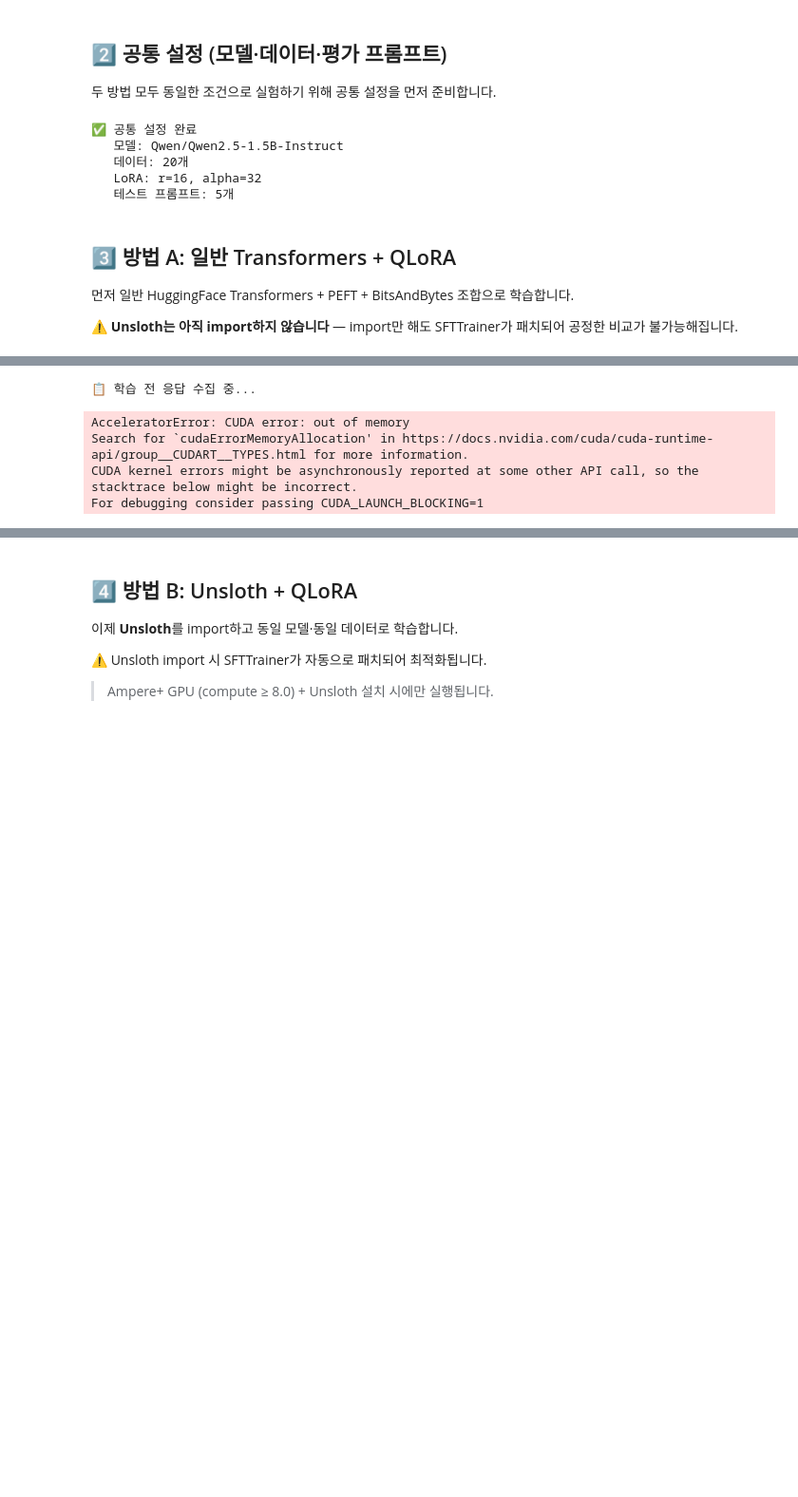
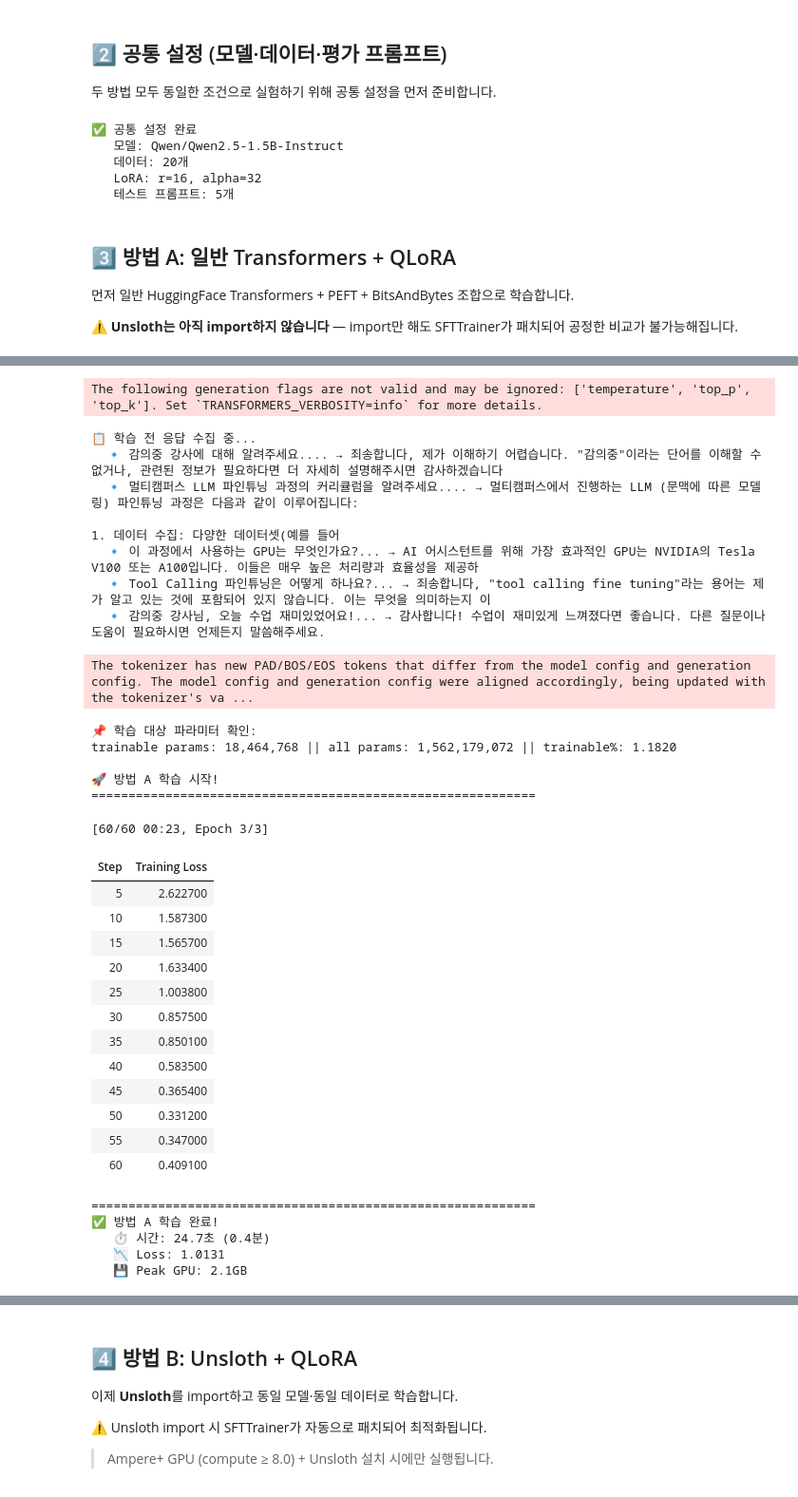
Before and after one commit to choki0715/LLM_master_5days, a Jupyter notebook: d2_09_unsloth_finetuning.ipynb, the cells around one changed output, grey strips where cells are left out. Shown at 95% size. Cells and saved outputs as stored; diff of their text form; code cells hidden in the pictures; blank space fills up the shorter version.

Commit message:
d2_09, d2_10 노트북을 part2 원본으로 대체
LLM_master_part2 저장소의 09_unsloth_finetuning.ipynb,
10_vllm_serving.ipynb 원본으로 교체.

Co-Authored-By: Claude Opus 5 (1M context) <noreply@anthropic.com>

```diff
--- a/d2_09_unsloth_finetuning.ipynb
+++ b/d2_09_unsloth_finetuning.ipynb
@@ -137,14 +144,7 @@ if tokenizer.pad_token is None:
 # 데이터 로드 + 포맷팅
 from datasets import Dataset
 
-# 📁 data/samples 자동 탐색 — 노트북을 어느 폴더에서 실행하든 저장소의 데이터를 찾는다
-from pathlib import Path
-_cwd = Path.cwd()
-_cands = [p / "data" / "samples" for p in [_cwd, *_cwd.parents]]
-_cands += [d / "data" / "samples" for d in _cwd.iterdir() if d.is_dir()]
-DATA_DIR = next((c for c in _cands if c.is_dir()), None)
-assert DATA_DIR, f"data/samples 를 찾지 못했습니다. 저장소 최상위(LLM_master_5days)에서 git pull 후 실행하세요. (현재 위치: {_cwd})"
-data_path = DATA_DIR / "persona_ko_sample.json"
+data_path = "data/samples/persona_ko_sample.json"
 with open(data_path, "r", encoding="utf-8") as f:
     alpaca_data = json.load(f)
 
@@ -165,7 +165,7 @@ dataset = Dataset.from_list([format_to_chat(s) for s in alpaca_data])
 # 테스트 프롬프트
 TEST_PROMPTS = [
     "감의중 강사에 대해 알려주세요.",
-    "멀티캠퍼스 LLM 파인튜닝 과정의 커리큘럼을 알려주세요.",
+    "LLM 마스터 5파트'는 어떤 과정인가요?",
     "이 과정에서 사용하는 GPU는 무엇인가요?",
     "Tool Calling 파인튜닝은 어떻게 하나요?",
     "감의중 강사님, 오늘 수업 재미있었어요!",
@@ -246,12 +246,14 @@ else:
         device_map=0, trust_remote_code=True,
     )
 
-model_a.gradient_checkpointing_enable(
-    gradient_checkpointing_kwargs={"use_reentrant": False}
-)
-model_a.enable_input_require_grads()
-
-# LoRA 적용
+# LoRA 설정만 만들어 두고, 실제 부착은 SFTTrainer 에 맡긴다 (peft_config 인자).
+#
+# ⚠️ 여기서 get_peft_model 로 미리 감싸서 넘기면 안 된다.
+#    TRL 은 4bit 모델을 받으면 생성자에서 prepare_model_for_kbit_training 을 호출하는데,
+#    그 함수는 "LoRA 부착 전"을 전제로 모든 파라미터를 고정한다.
+#    이미 어댑터가 붙어 있으면 어댑터까지 고정되어 학습 대상이 0개가 되고,
+#    enable_input_require_grads 때문에 에러도 나지 않아 loss 만 제자리인 채로 학습이 끝난다.
+#    peft_config 로 넘기면 TRL 이 "고정 → 부착" 순서를 직접 지켜준다.
 lora_config = LoraConfig(
     r=LORA_R,
     lora_alpha=LORA_ALPHA,
@@ -260,8 +262,6 @@ lora_config = LoraConfig(
     bias="none",
     task_type=TaskType.CAUSAL_LM,
 )
-model_a = get_peft_model(model_a, lora_config)
 
-print("✅ 모델 로드 + LoRA 적용 완료")
-model_a.print_trainable_parameters()
+print("✅ 모델 로드 완료 (LoRA 는 SFTTrainer 가 부착)")
 print_gpu_memory("방법A 준비")
@@ -314,38 +321,73 @@ else:
         lr_scheduler_type="cosine",
         max_length=MAX_SEQ_LENGTH,
         dataset_text_field="text",
         report_to="none",
         gradient_checkpointing=True,
         seed=42,
     )
 
 trainer_a = SFTTrainer(
     model=model_a,
     args=sft_config_a,
     train_dataset=dataset,
     processing_class=tokenizer,
+    peft_config=lora_config,   # ← LoRA 부착을 TRL 에 위임 (순서 보장)
 )
+
+# TRL 이 LoRA 를 부착한 모델로 교체되었으므로, 이후 추론도 이 모델을 쓴다
+model_a = trainer_a.model
+print("📌 학습 대상 파라미터 확인:")
+model_a.print_trainable_parameters()
 
 print("\n🚀 방법 A 학습 시작!")
 print("=" * 60)
 
 start_time = time.time()
 result_a = trainer_a.train()
 time_a = time.time() - start_time
 loss_a = result_a.training_loss
 peak_mem_a = torch.cuda.max_memory_allocated() / 1024**3
 
 print("=" * 60)
 print(f"✅ 방법 A 학습 완료!")
 print(f"   ⏱️ 시간: {time_a:.1f}초 ({time_a/60:.1f}분)")
 print(f"   📉 Loss: {loss_a:.4f}")
 print(f"   💾 Peak GPU: {peak_mem_a:.1f}GB")
 # %% [output]
-📋 학습 전 응답 수집 중...
+The following generation flags are not valid and may be ignored: ['temperature', 'top_p', 'top_k']. Set `TRANSFORMERS_VERBOSITY=info` for more details.
-AcceleratorError: CUDA error: out of memory
-Search for `cudaErrorMemoryAllocation' in https://docs.nvidia.com/cuda/cuda-runtime-api/group__CUDART__TYPES.html for more information.
-CUDA kernel errors might be asynchronously reported at some other API call, so the stacktrace below might be incorrect.
-For debugging consider passing CUDA_LAUNCH_BLOCKING=1
+📋 학습 전 응답 수집 중...
+  🔹 감의중 강사에 대해 알려주세요.... → 죄송합니다, 제가 이해하기 어렵습니다. "감의중"이라는 단어를 이해할 수 없거나, 관련된 정보가 필요하다면 더 자세히 설명해주시면 감사하겠습니다
+  🔹 멀티캠퍼스 LLM 파인튜닝 과정의 커리큘럼을 알려주세요.... → 멀티캠퍼스에서 진행하는 LLM (문맥에 따른 모델링) 파인튜닝 과정은 다음과 같이 이루어집니다:
+
+1. 데이터 수집: 다양한 데이터셋(예를 들어
+  🔹 이 과정에서 사용하는 GPU는 무엇인가요?... → AI 어시스턴트를 위해 가장 효과적인 GPU는 NVIDIA의 Tesla V100 또는 A100입니다. 이들은 매우 높은 처리량과 효율성을 제공하
+  🔹 Tool Calling 파인튜닝은 어떻게 하나요?... → 죄송합니다, "tool calling fine tuning"라는 용어는 제가 알고 있는 것에 포함되어 있지 않습니다. 이는 무엇을 의미하는지 이
+  🔹 감의중 강사님, 오늘 수업 재미있었어요!... → 감사합니다! 수업이 재미있게 느껴졌다면 좋습니다. 다른 질문이나 도움이 필요하시면 언제든지 말씀해주세요.
+The tokenizer has new PAD/BOS/EOS tokens that differ from the model config and generation config. The model config and generation config were aligned accordingly, being updated with the tokenizer's va ...
+📌 학습 대상 파라미터 확인:
+trainable params: 18,464,768 || all params: 1,562,179,072 || trainable%: 1.1820
+
+🚀 방법 A 학습 시작!
+============================================================
+[60/60 00:23, Epoch 3/3]
+| Step | Training Loss |
+| 5 | 2.622700 |
+| 10 | 1.587300 |
+| 15 | 1.565700 |
+| 20 | 1.633400 |
+| 25 | 1.003800 |
+| 30 | 0.857500 |
+| 35 | 0.850100 |
+| 40 | 0.583500 |
+| 45 | 0.365400 |
+| 50 | 0.331200 |
+| 55 | 0.347000 |
+| 60 | 0.409100 |
+============================================================
+✅ 방법 A 학습 완료!
+   ⏱️ 시간: 24.7초 (0.4분)
+   📉 Loss: 1.0131
+   💾 Peak GPU: 2.1GB
 # %%
 # 학습 후 응답 수집
 print("📋 방법 A 학습 후 응답 수집 중...")
```
Also changed, not shown: parts of 13 cells of this notebook, 1 other file.
